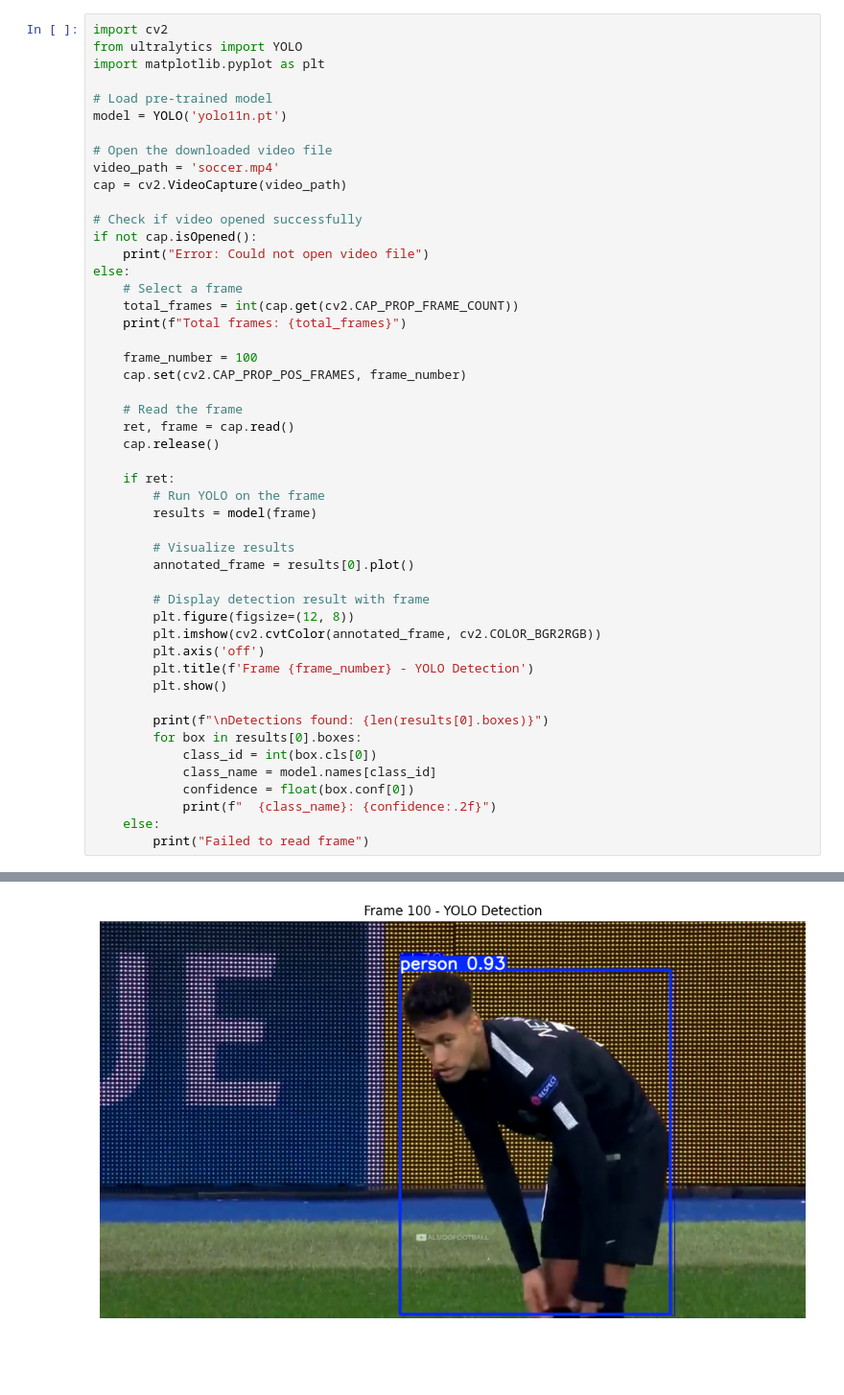
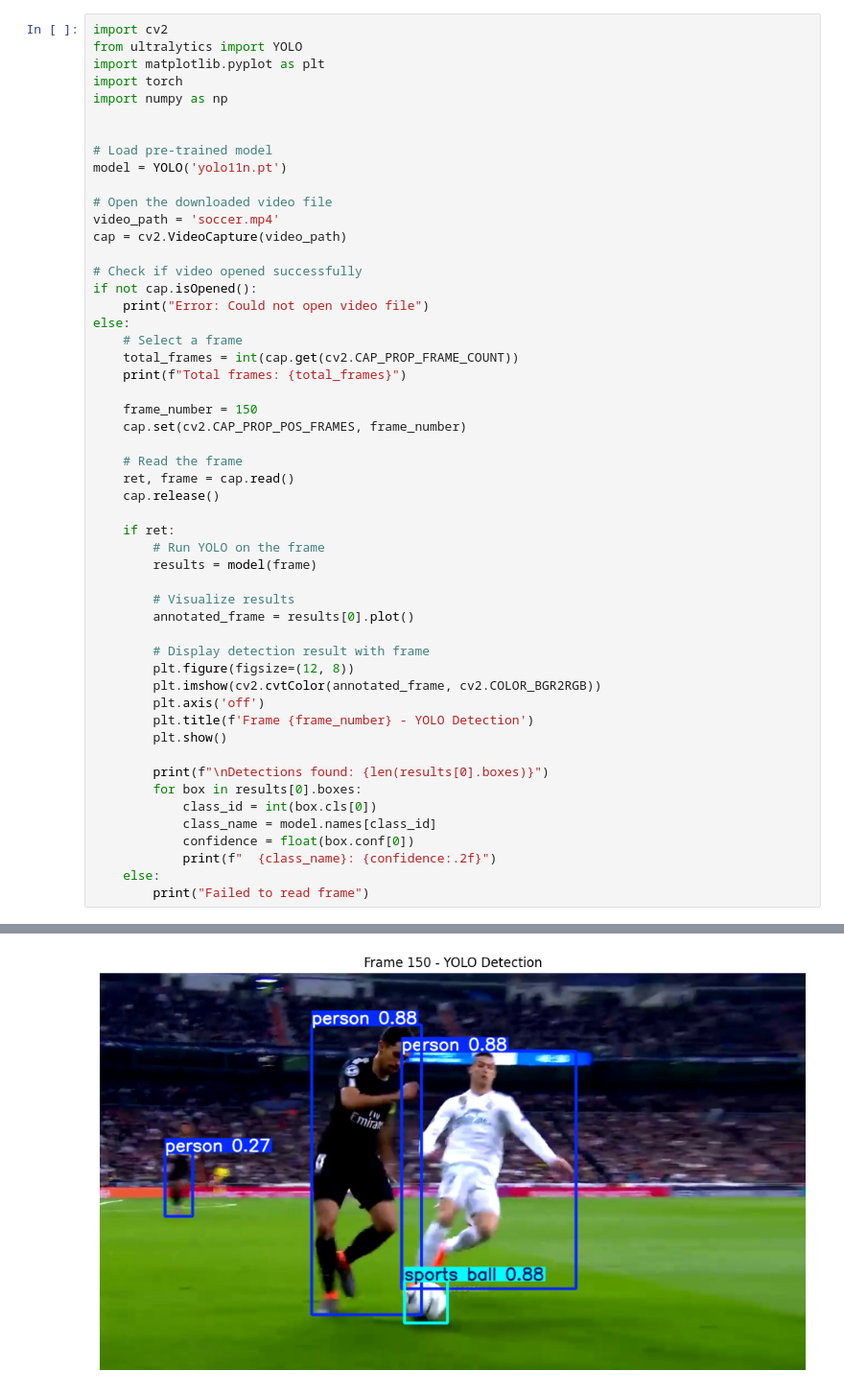
Before and after one commit to zz2548/CS6613-Assignments, a Jupyter notebook: assignments/assignment-3/03-assignment-part-1.ipynb, the cells around one changed output, grey strips where cells are left out. Shown at 96% size. Cells and saved outputs as stored; diff of their text form; blank space fills up the shorter version.

```diff
--- a/assignments/assignment-3/03-assignment-part-1.ipynb
+++ b/assignments/assignment-3/03-assignment-part-1.ipynb
@@ -2,6 +2,9 @@
 import cv2
 from ultralytics import YOLO
 import matplotlib.pyplot as plt
+import torch
+import numpy as np
+
 
 # Load pre-trained model
 model = YOLO('yolo11n.pt')
@@ -18,7 +21,7 @@ else:
     total_frames = int(cap.get(cv2.CAP_PROP_FRAME_COUNT))
     print(f"Total frames: {total_frames}")
 
-    frame_number = 100
+    frame_number = 150
     cap.set(cv2.CAP_PROP_POS_FRAMES, frame_number)
 
     # Read the frame
@@ -55 +58 @@ Speed: 6.8ms preprocess, 78.7ms inference, 2.3ms postprocess per image at shape
-[figure, old version]
+[figure, new version]
```
Also changed, not shown: parts of 7 cells of this notebook, 1 other file.
